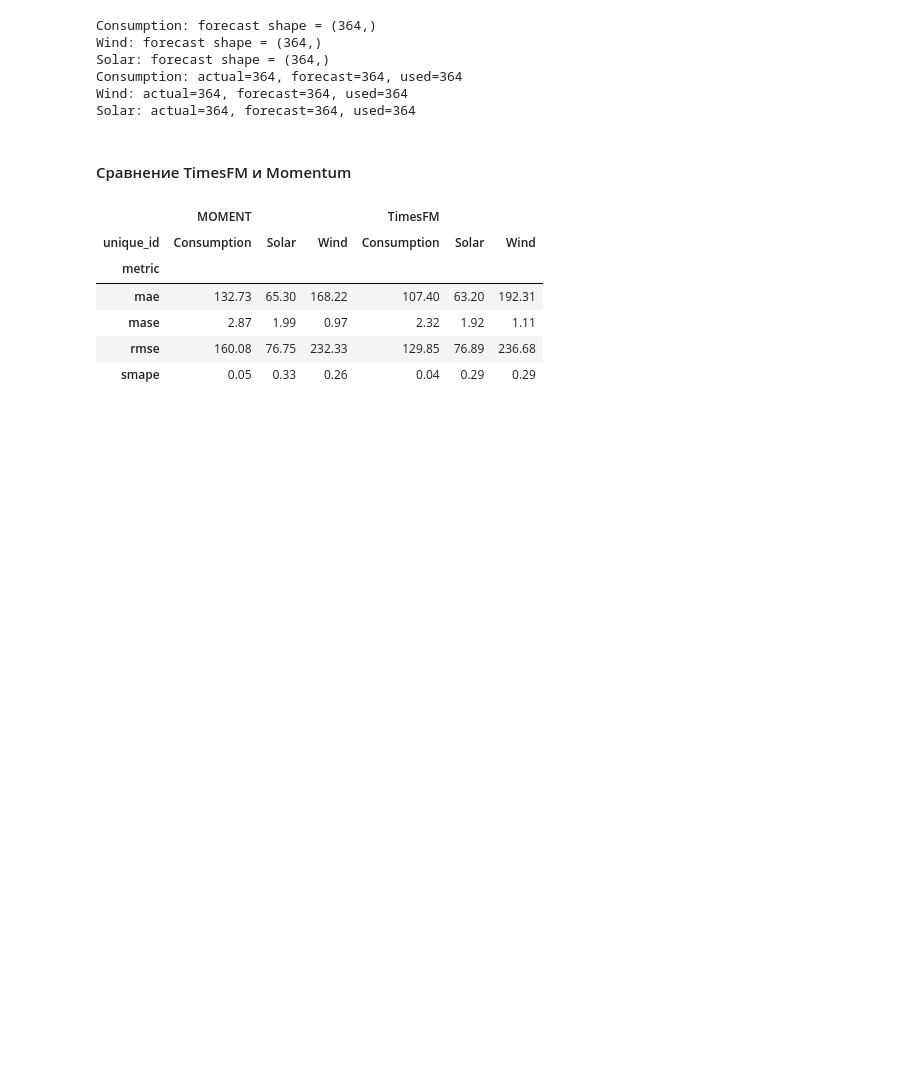
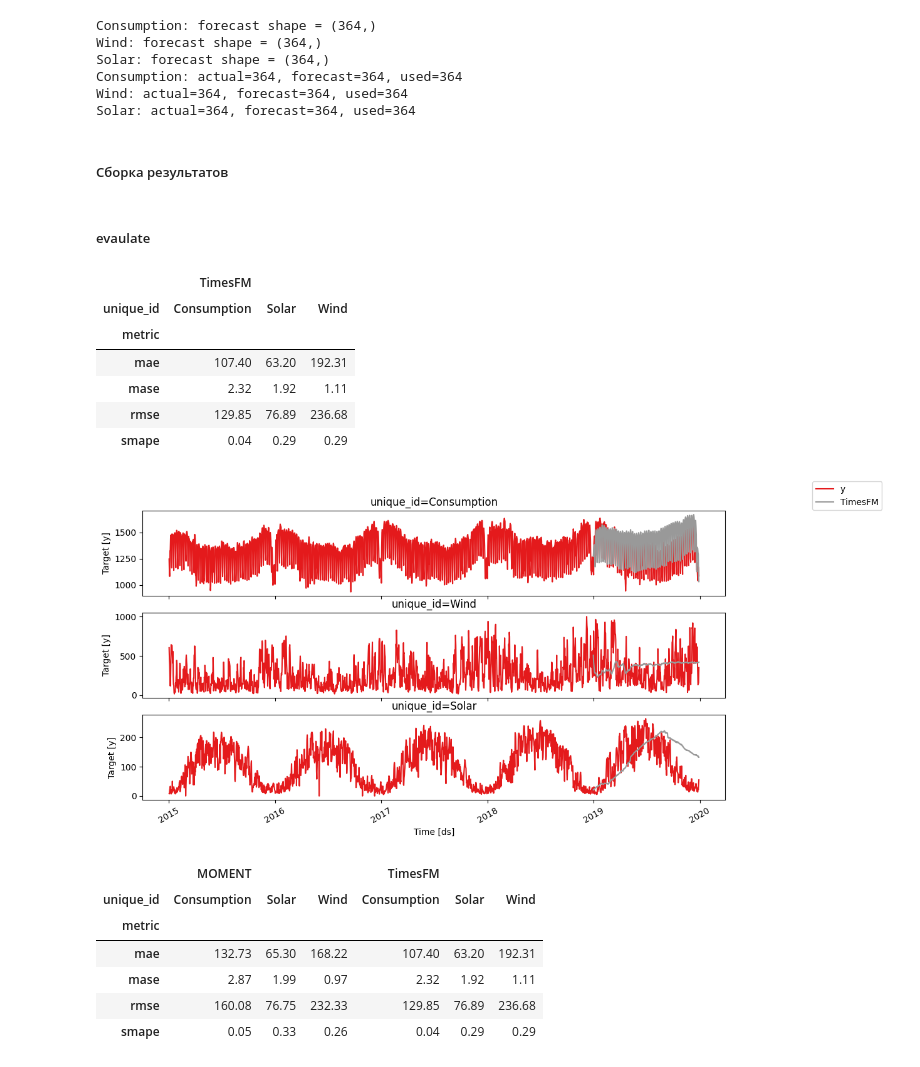
Before and after one commit to MVRonkin/TimeSeriesCourse, a Jupyter notebook: 2026/WS/08 - предсказание значений ВР с DL.ipynb, the cells around one changed output. Saved outputs shown, nothing was run; the diff lists cells and outputs as text; code cells hidden in the pictures; blank space fills up the shorter version.

```diff
--- a/2026/WS/08 - предсказание значений ВР с DL.ipynb
+++ b/2026/WS/08 - предсказание значений ВР с DL.ipynb
@@ -1346,5 +1326,5 @@ Solar: forecast shape = (364,)
 Consumption: actual=364, forecast=364, used=364
 Wind: actual=364, forecast=364, used=364
 Solar: actual=364, forecast=364, used=364
-# %% [markdown]
-#### Сравнение TimesFM и Momentum
+# %% [markdown]
+##### Сборка результатов
@@ -1351,3 +1348,20 @@ Solar: actual=364, forecast=364, used=364
+# %% [markdown]
+##### evaulate
+# %%
+evaluate_and_plot(df_train_val,
+                  df_test,
+                  forecasts_or_eval = df_results_tfm,
+                  # levels=levels[-1:],
+                  metrics = metrics)
+# %% [output]
+|  | TimesFM |  |  |
+| unique_id | Consumption | Solar | Wind |
+| metric |  |  |  |
+| mae | 107.40 | 63.20 | 192.31 |
+| mase | 2.32 | 1.92 | 1.11 |
+| rmse | 129.85 | 76.89 | 236.68 |
+| smape | 0.04 | 0.29 | 0.29 |
+[figure, added]
 # %%
 df_compare = df_results.merge(
     df_results_tfm[["unique_id", "ds", "TimesFM"]],
```
Also changed, not shown: parts of 36 cells of this notebook, 4 other files.
